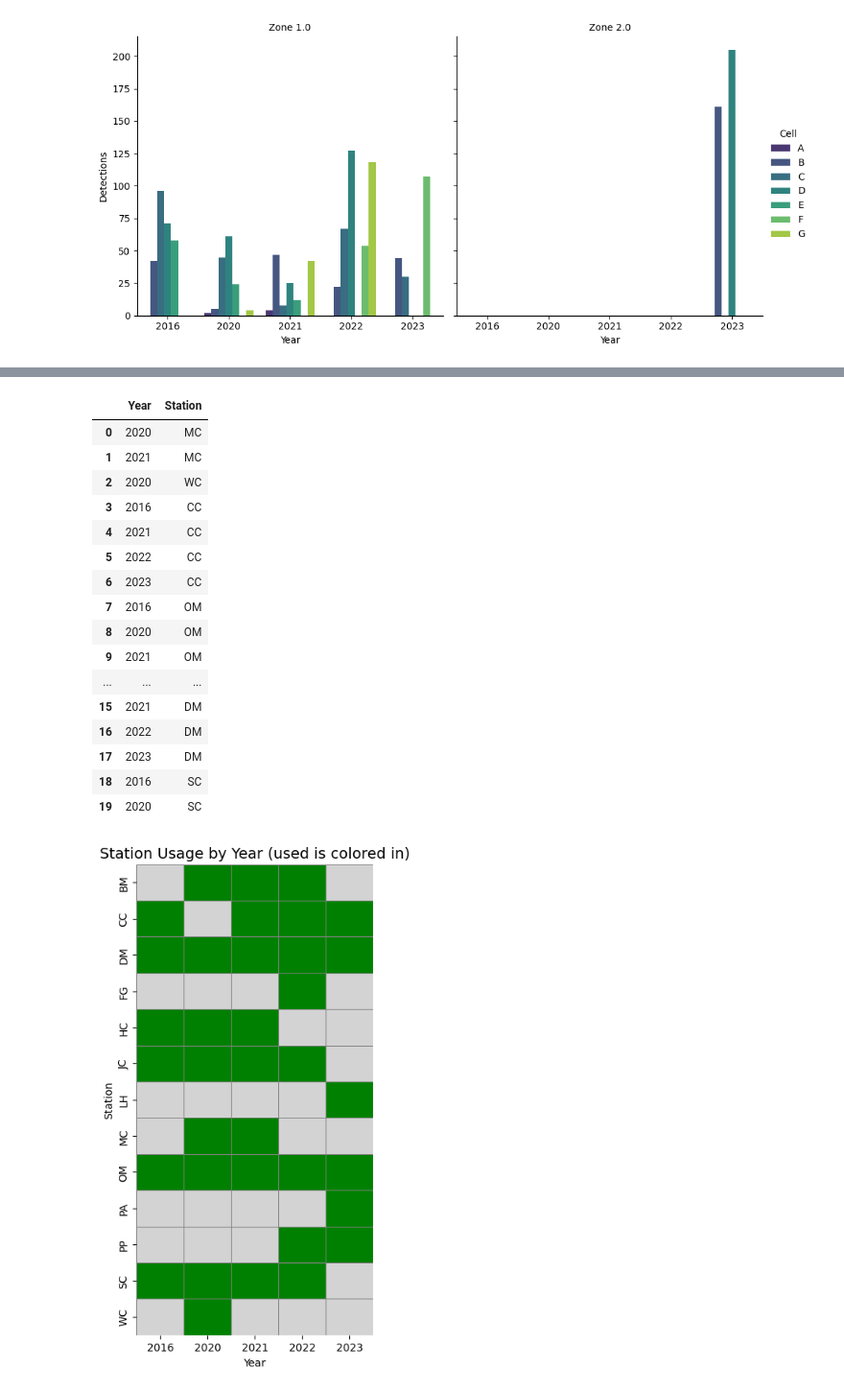
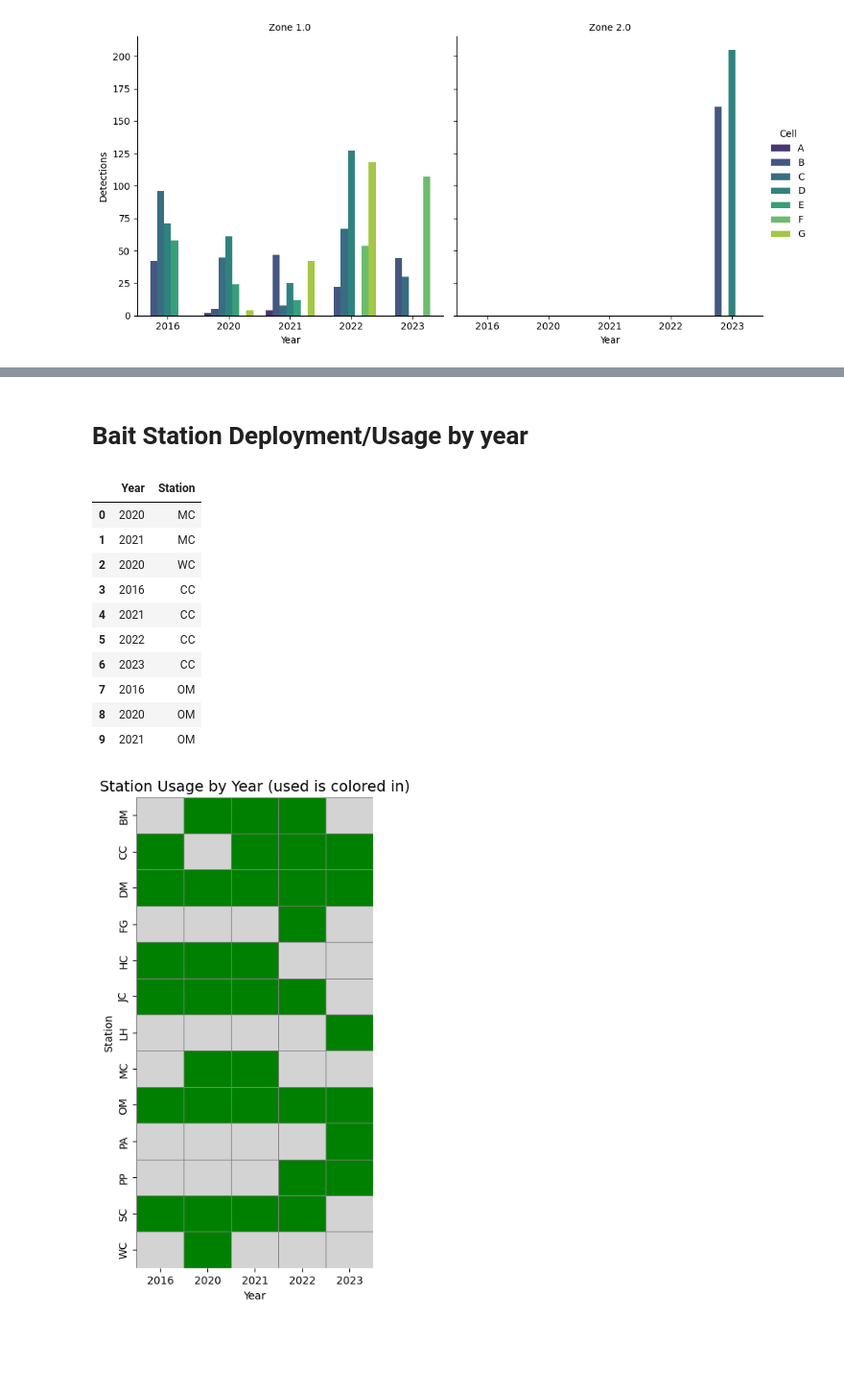
Before and after one commit to bw123111/MLcourse2025, a Jupyter notebook: assignments/Assignment_1.ipynb, the cells around one changed output, grey strips where cells are left out. Shown: that part at 96% size. Cells and saved outputs as stored; diff of their text form; code cells hidden in the pictures; blank space fills up the shorter version.

```diff
--- a/assignments/Assignment_1.ipynb
+++ b/assignments/Assignment_1.ipynb
@@ -815,25 +828,21 @@ For Zone 1, 2016 and 2022 were the years with the most detections. This trend is
 
 To note: are these discrepancies due to stations being dropped and added from year to year? Let's look with a heatmap!
+# %% [markdown]
+# Bait Station Deployment/Usage by year
 # %%
-dtx_by_loc_yr[["Year","Station"]].head(20)
+dtx_by_loc_yr[["Year","Station"]].head(10)
 # %% [output]
 |  | Year | Station |
 | 0 | 2020 | MC |
 | 1 | 2021 | MC |
 | 2 | 2020 | WC |
 | 3 | 2016 | CC |
 | 4 | 2021 | CC |
 | 5 | 2022 | CC |
 | 6 | 2023 | CC |
 | 7 | 2016 | OM |
 | 8 | 2020 | OM |
 | 9 | 2021 | OM |
-| ... | ... | ... |
-| 15 | 2021 | DM |
-| 16 | 2022 | DM |
-| 17 | 2023 | DM |
-| 18 | 2016 | SC |
-| 19 | 2020 | SC |
 # %%
 # create grid heatmap of which bait stations were used in a given year.
 
```
Also changed, not shown: parts of 17 cells of this notebook.
